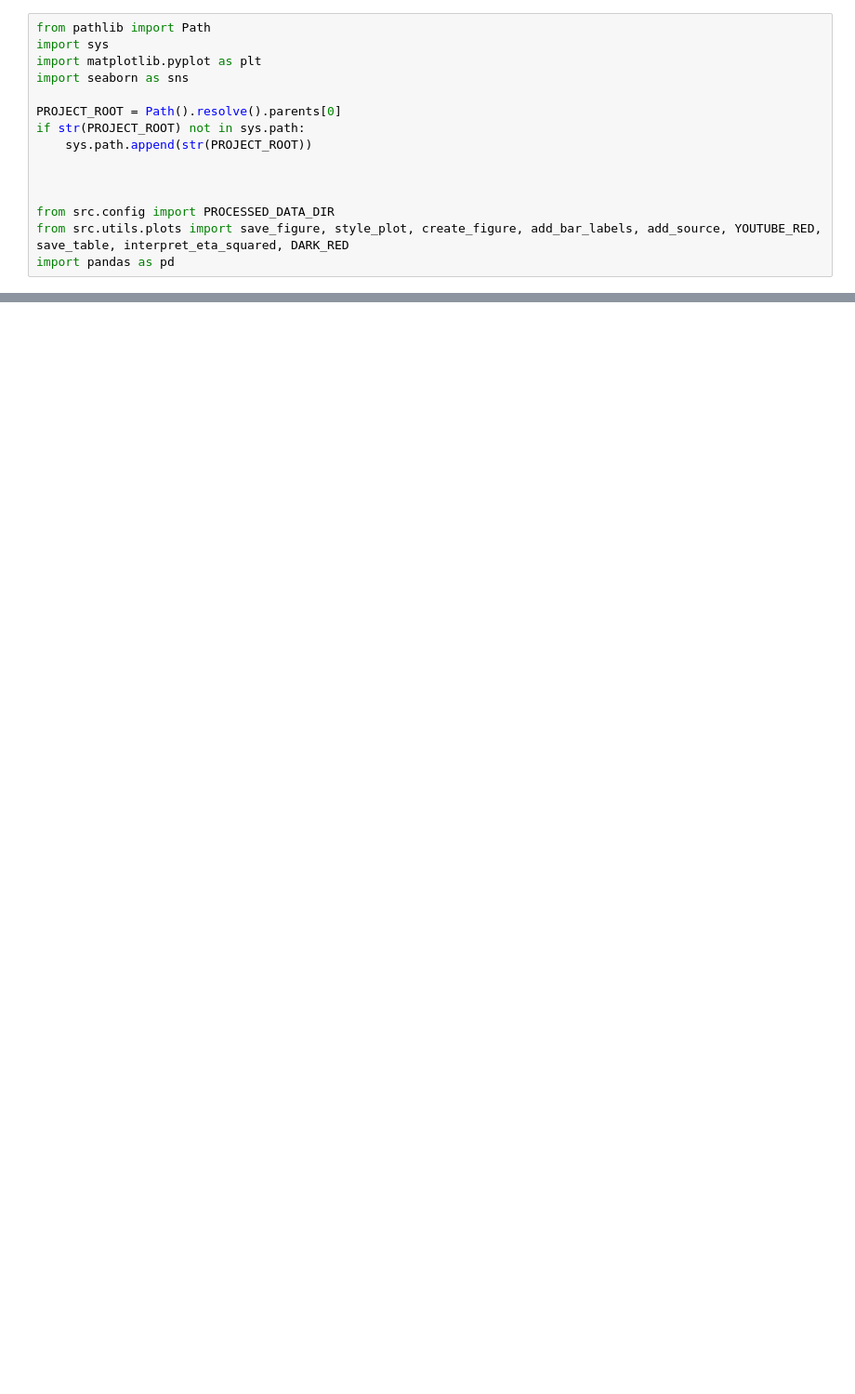
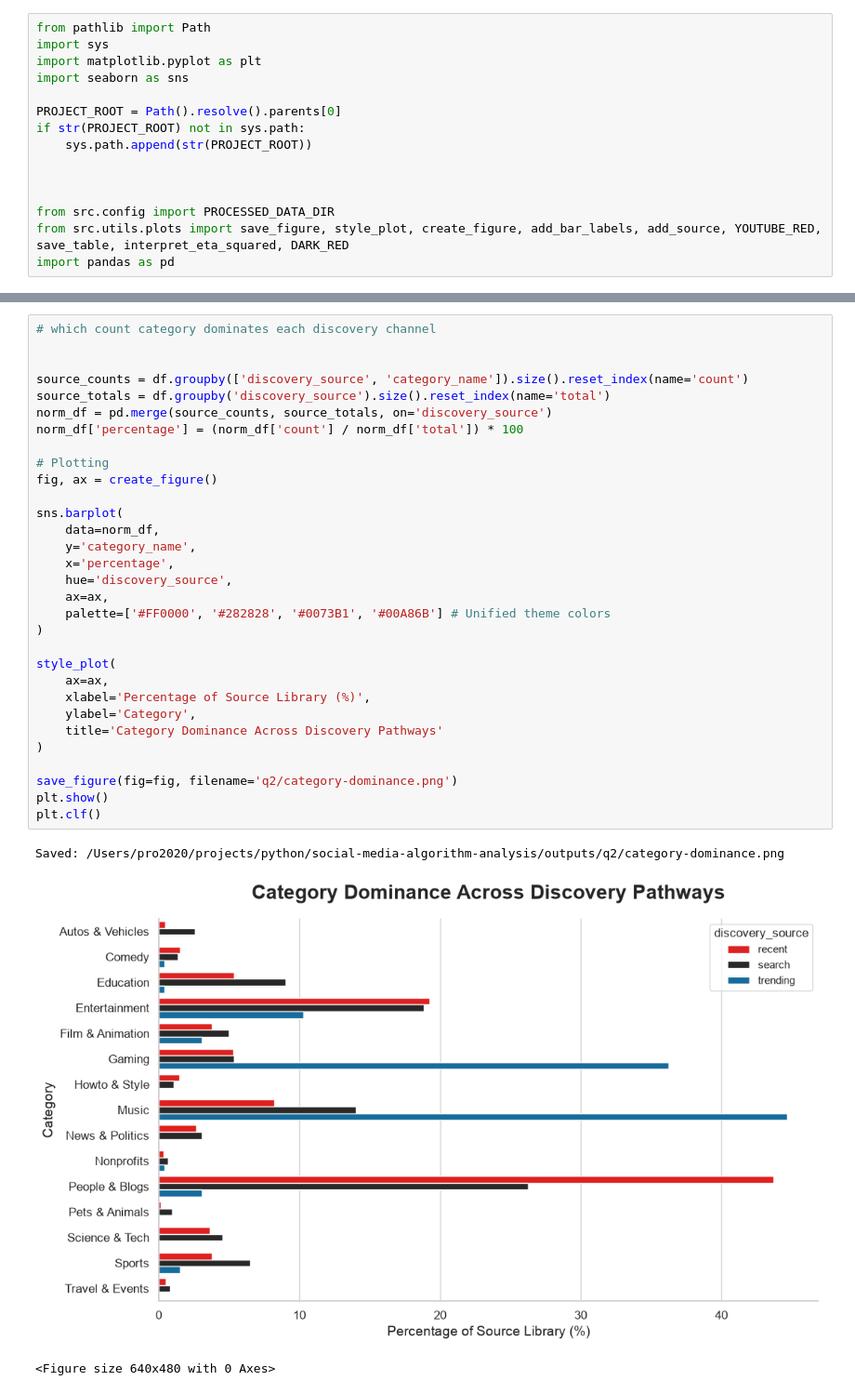
Before and after one commit to patinnojoe/algorithm-economy, a Jupyter notebook: notebook/q2-discovery-pathway-difference.ipynb, the cells around one changed output, grey strips where cells are left out. Shown at 93% size. Saved outputs shown, nothing was run; the diff lists cells and outputs as text; blank space fills up the shorter version.

```diff
--- a/notebook/q2-discovery-pathway-difference.ipynb
+++ b/notebook/q2-discovery-pathway-difference.ipynb
@@ -57 +52,36 @@ After careful evaluation of my collector scripts, Q2 will not be aswered because
 <Figure size 640x480 with 0 Axes>
+# %%
+# which count category dominates each discovery channel
+
+
+source_counts = df.groupby(['discovery_source', 'category_name']).size().reset_index(name='count')
+source_totals = df.groupby('discovery_source').size().reset_index(name='total')
+norm_df = pd.merge(source_counts, source_totals, on='discovery_source')
+norm_df['percentage'] = (norm_df['count'] / norm_df['total']) * 100
+
+# Plotting
+fig, ax = create_figure()
+
+sns.barplot(
+    data=norm_df,
+    y='category_name',
+    x='percentage',
+    hue='discovery_source',
+    ax=ax,
+    palette=['#FF0000', '#282828', '#0073B1', '#00A86B'] # Unified theme colors
+)
+
+style_plot(
+    ax=ax,
+    xlabel='Percentage of Source Library (%)',
+    ylabel='Category',
+    title='Category Dominance Across Discovery Pathways'
+)
+
+save_figure(fig=fig, filename='q2/category-dominance.png')
+plt.show()
+plt.clf()
+# %% [output]
+Saved: /Users/pro2020/projects/python/social-media-algorithm-analysis/outputs/q2/category-dominance.png
+[figure, added]
+<Figure size 640x480 with 0 Axes>
```
Also changed, not shown: parts of 5 cells of this notebook, 40 other files.
